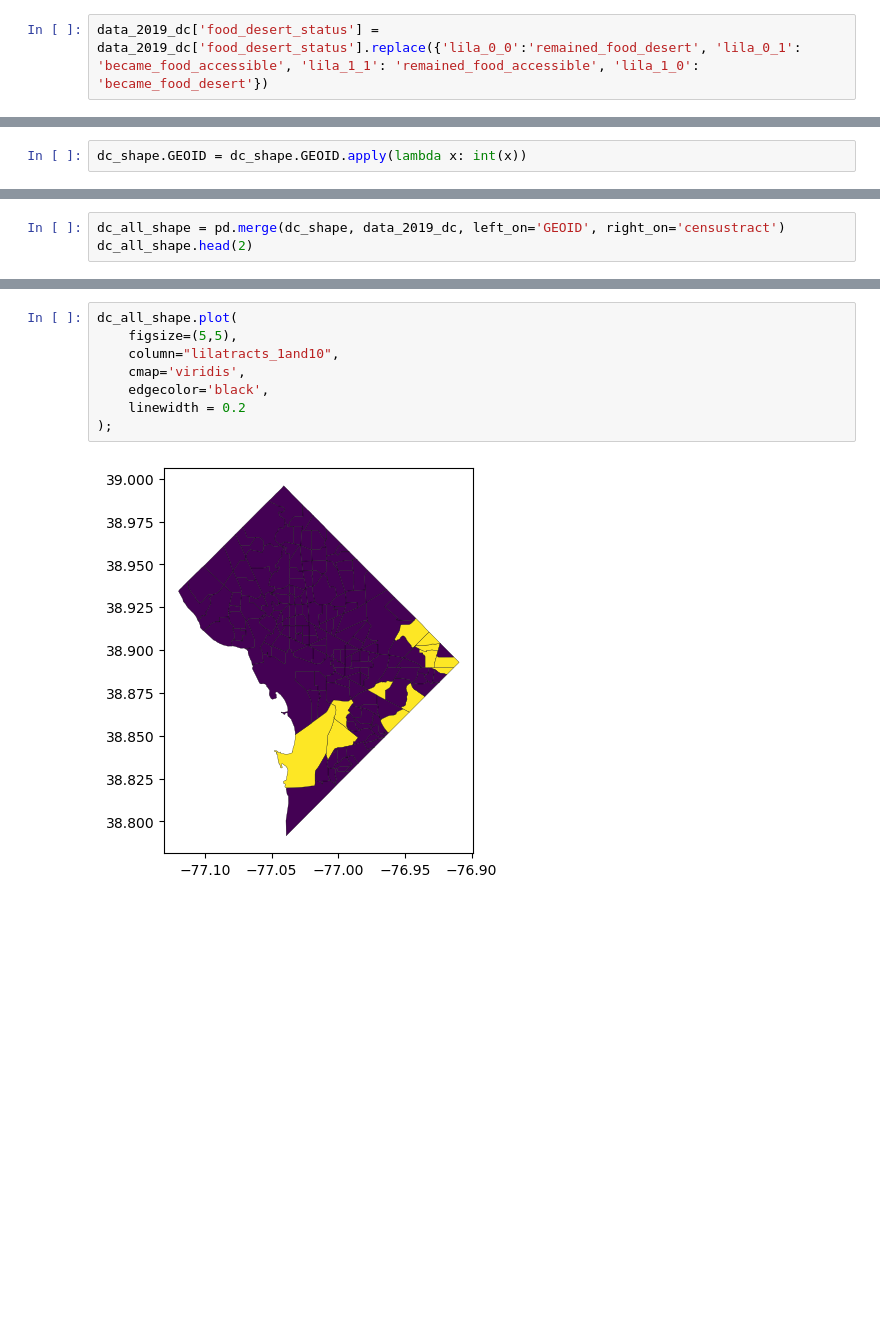
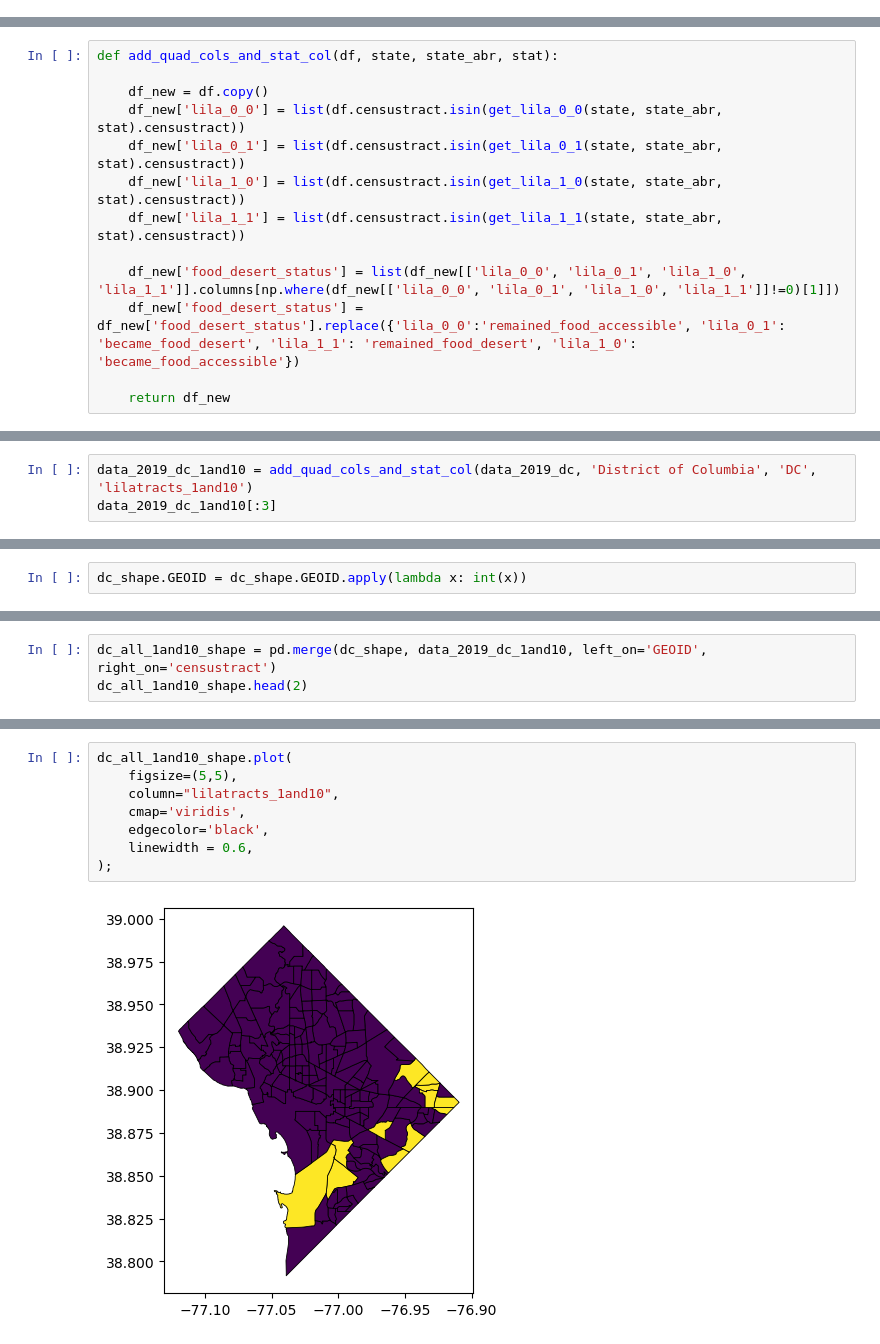
Before and after one commit to derryzrli/food-insecurity-analysis, a Jupyter notebook: starter-code_k.ipynb, the cells around one changed output, grey strips where cells are left out. Saved outputs shown, nothing was run; the diff lists cells and outputs as text; blank space fills up the shorter version.

```diff
--- a/starter-code_k.ipynb
+++ b/starter-code_k.ipynb
@@ -628,2 +496,0 @@ See the caveats in the documentation: https://pandas.pydata.org/pandas-docs/stab
-# %%
-data_2019_dc['food_desert_status'] = data_2019_dc['food_desert_status'].replace({'lila_0_0':'remained_food_desert', 'lila_0_1': 'became_food_accessible', 'lila_1_1': 'remained_food_accessible', 'lila_1_0': 'became_food_desert'})
@@ -654,0 +499,13 @@ data_2019_dc
+# %%
+def add_quad_cols_and_stat_col(df, state, state_abr, stat):
+
+    df_new = df.copy()
+    df_new['lila_0_0'] = list(df.censustract.isin(get_lila_0_0(state, state_abr, stat).censustract))
+    df_new['lila_0_1'] = list(df.censustract.isin(get_lila_0_1(state, state_abr, stat).censustract))
+    df_new['lila_1_0'] = list(df.censustract.isin(get_lila_1_0(state, state_abr, stat).censustract))
+    df_new['lila_1_1'] = list(df.censustract.isin(get_lila_1_1(state, state_abr, stat).censustract))
+
+    df_new['food_desert_status'] = list(df_new[['lila_0_0', 'lila_0_1', 'lila_1_0', 'lila_1_1']].columns[np.where(df_new[['lila_0_0', 'lila_0_1', 'lila_1_0', 'lila_1_1']]!=0)[1]])
+    df_new['food_desert_status'] = df_new['food_desert_status'].replace({'lila_0_0':'remained_food_accessible', 'lila_0_1': 'became_food_desert', 'lila_1_1': 'remained_food_desert', 'lila_1_0': 'became_food_accessible'})
+
+    return df_new
@@ -654,0 +514,3 @@ data_2019_dc
+# %%
+data_2019_dc_1and10 = add_quad_cols_and_stat_col(data_2019_dc, 'District of Columbia', 'DC', 'lilatracts_1and10')
+data_2019_dc_1and10[:3]
@@ -712,6 +546,6 @@ dc_lila1and10_shape.head(2)
 # %%
-dc_all_shape = pd.merge(dc_shape, data_2019_dc, left_on='GEOID', right_on='censustract')
-dc_all_shape.head(2)
+dc_all_1and10_shape = pd.merge(dc_shape, data_2019_dc_1and10, left_on='GEOID', right_on='censustract')
+dc_all_1and10_shape.head(2)
 # %% [output]
 |  | STATEFP | COUNTYFP | TRACTCE | GEOID | NAME | NAMELSAD | MTFCC | FUNCSTAT | ALAND | AWATER | INTPTLAT | ... |
 | 0 | 11 | 001 | 010900 | 11001010900 | 109 | Census Tract 109 | G5020 | S | 2380956 | 2935327 | +38.8132364 | ... |
@@ -719,10 +560,10 @@ dc_all_shape.head(2)
 # %%
-dc_all_shape.plot(
+dc_all_1and10_shape.plot(
     figsize=(5,5),
     column="lilatracts_1and10",
     cmap='viridis',
     edgecolor='black',
-    linewidth = 0.2
+    linewidth = 0.6,
 );
 # %% [output]
-[figure, old version]
+[figure, new version]
```
Also changed, not shown: parts of 33 cells of this notebook.
